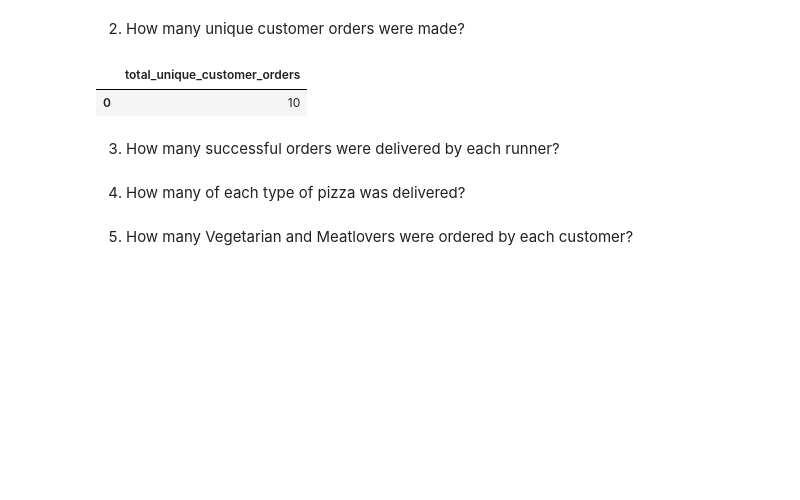
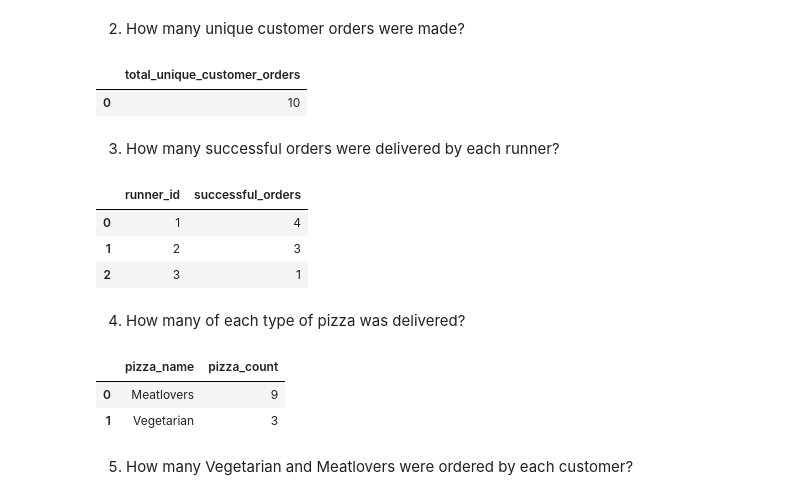
Before and after one commit to sdman135/DataBase-building-and-SQL-query-practice, a Jupyter notebook: SQL_Query_Practice_-_Danny_Ma/Case Study #2 - Pizza Runner/Case Study #2 - Pizza Runner.ipynb, the cells around one changed output. Cells and saved outputs as stored; diff of their text form; code cells hidden in the pictures; blank space fills up the shorter version.

```diff
--- a/SQL_Query_Practice_-_Danny_Ma/Case Study #2 - Pizza Runner/Case Study #2 - Pizza Runner.ipynb
+++ b/SQL_Query_Practice_-_Danny_Ma/Case Study #2 - Pizza Runner/Case Study #2 - Pizza Runner.ipynb
@@ -433,7 +359,36 @@ total_unique_customer_orders
 | 0 | 10 |
 # %% [markdown]
 3) How many successful orders were delivered by each runner?
+# %%
+deliveries_by_runner =  pd.read_sql_query("""
+                                             SELECT runner_id,COUNT(order_id) AS successful_orders
+                                             FROM runner_orders
+                                             WHERE distance != 'null'
+                                             group by runner_id
+                                          """,conn)
+deliveries_by_runner
+# %% [output]
+|  | runner_id | successful_orders |
+| 0 | 1 | 4 |
+| 1 | 2 | 3 |
+| 2 | 3 | 1 |
 # %% [markdown]
 4) How many of each type of pizza was delivered?
+# %%
+delivered_pizza_by_type =  pd.read_sql_query("""
+                                             SELECT p.pizza_name,COUNT(c.pizza_id) AS pizza_count
+                                             FROM customer_orders c
+                                             left join pizza_names p
+                                                 on p.pizza_id = c.pizza_id
+                                             left join runner_orders r
+                                                 on c.order_id = r.order_id
+                                             WHERE r.distance != 'null'
+                                             group by c.pizza_id
+                                             """,conn)
+delivered_pizza_by_type
+# %% [output]
+|  | pizza_name | pizza_count |
+| 0 | Meatlovers | 9 |
+| 1 | Vegetarian | 3 |
 # %% [markdown]
 5) How many Vegetarian and Meatlovers were ordered by each customer?
```
Also changed, not shown: parts of 4 cells of this notebook, 1 other file.
